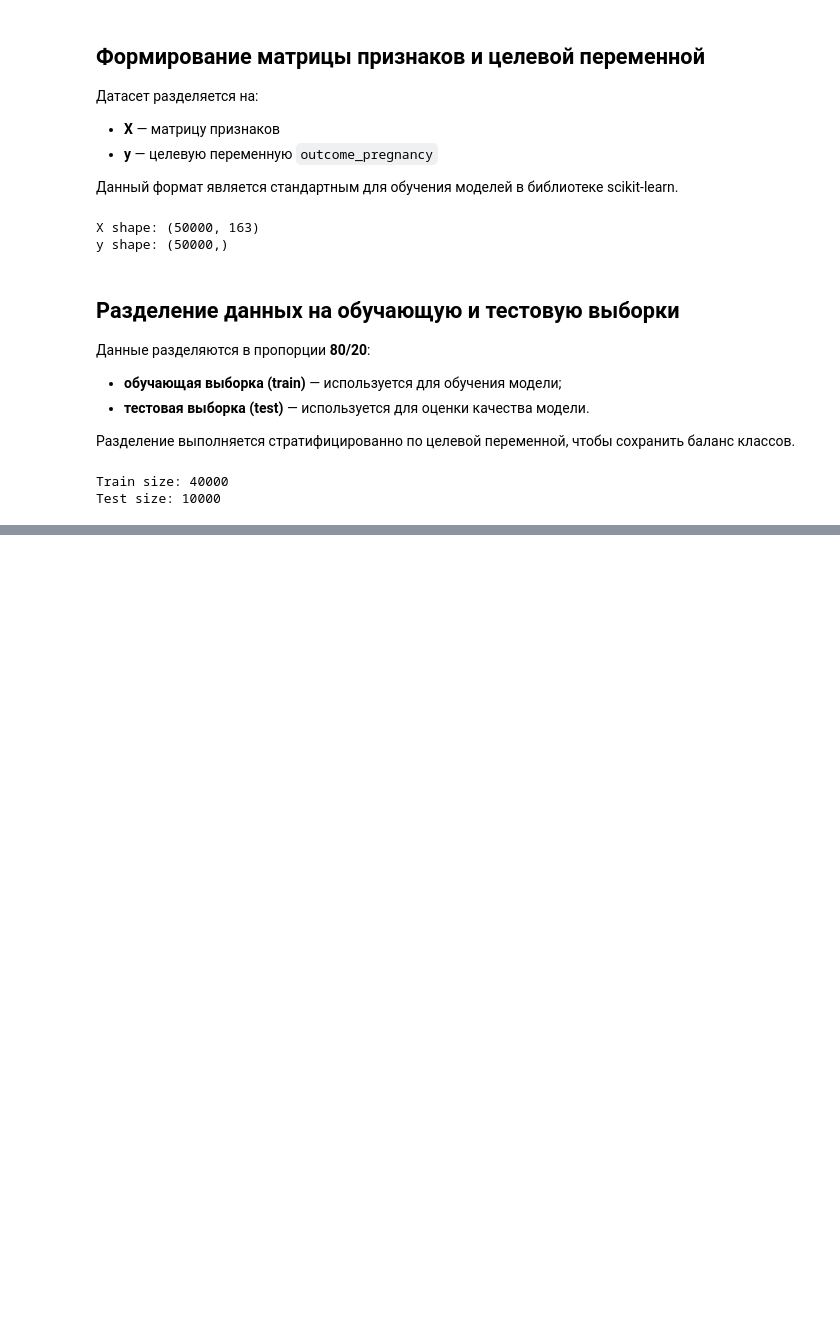
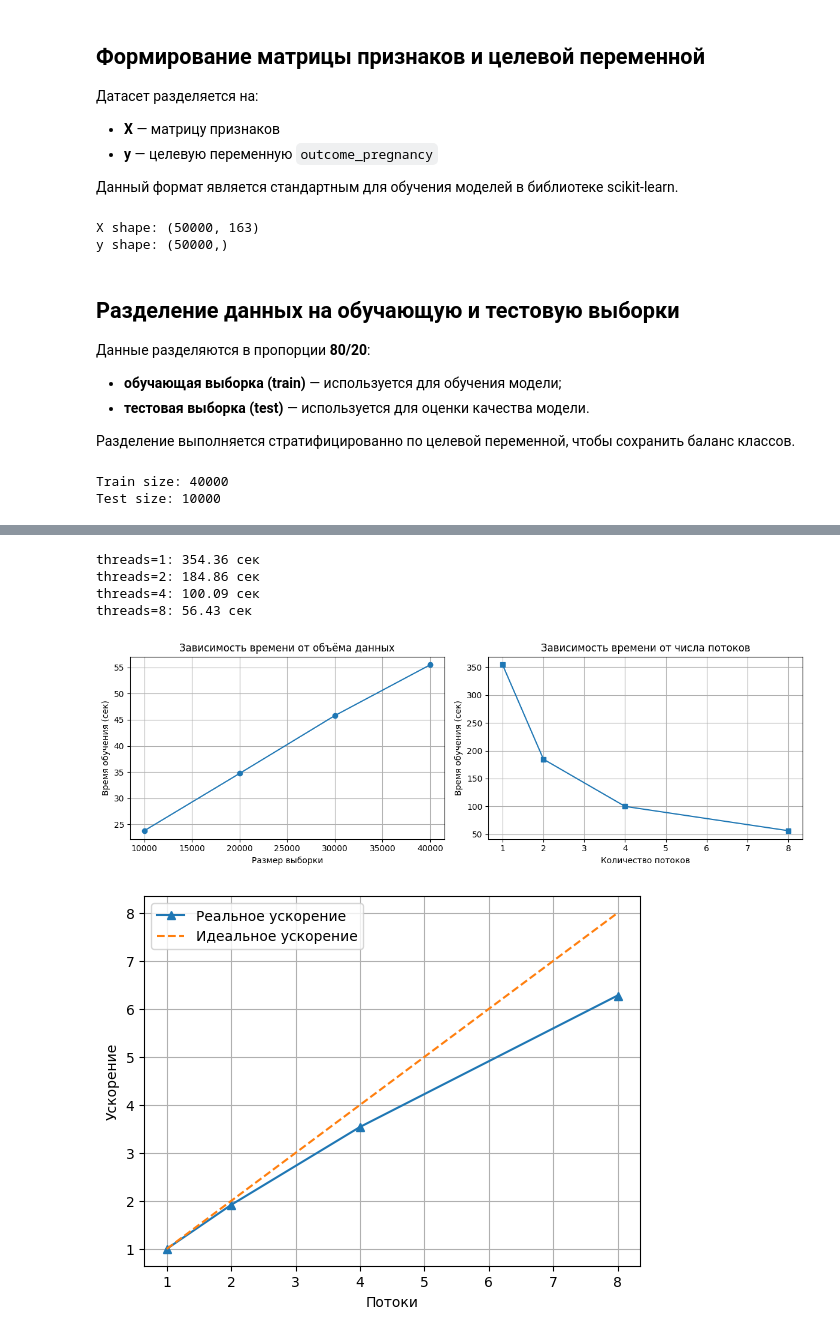
Before and after one commit to norr1k/Big-Data-practive, a Jupyter notebook: index.ipynb, the cells around one changed output, grey strips where cells are left out. Saved outputs shown, nothing was run; the diff lists cells and outputs as text; code cells hidden in the pictures; blank space fills up the shorter version.

```diff
--- a/index.ipynb
+++ b/index.ipynb
@@ -310,3 +315,0 @@ X_test[cat_cols] = encoder.transform(X_test[cat_cols])
-# %%
-X_train = X_train.astype("float32")
-X_test = X_test.astype("float32")
@@ -376,0 +451,53 @@ weighted avg       0.97      0.97      0.97     10000
+# %%
+thread_counts = [1, 2, 4, 8]
+times_vs_threads = []
+
+for thr in thread_counts:
+    model_tmp = CatBoostClassifier(
+        iterations=300, depth=8, learning_rate=0.05,
+        cat_features=cat_cols, verbose=False, random_seed=42, thread_count=thr
+    )
+    start = time.time()
+    model_tmp.fit(X_train_clean, y_train)
+    elapsed = time.time() - start
+    times_vs_threads.append(elapsed)
+    print(f"threads={thr}: {elapsed:.2f} сек")
+# %% [output]
+threads=1: 354.36 сек
+threads=2: 184.86 сек
+threads=4: 100.09 сек
+threads=8: 56.43 сек
+# %%
+import matplotlib.pyplot as plt
+
+# График времени от объёма данных
+plt.figure(figsize=(12,4))
+plt.subplot(1,2,1)
+plt.plot(sample_sizes, times_vs_size, marker='o')
+plt.xlabel('Размер выборки')
+plt.ylabel('Время обучения (сек)')
+plt.title('Зависимость времени от объёма данных')
+plt.grid(True)
+
+# График времени от числа потоков
+plt.subplot(1,2,2)
+plt.plot(thread_counts, times_vs_threads, marker='s')
+plt.xlabel('Количество потоков')
+plt.ylabel('Время обучения (сек)')
+plt.title('Зависимость времени от числа потоков')
+plt.grid(True)
+plt.tight_layout()
+plt.show()
+
+# График ускорения
+speedup = [times_vs_threads[0]/t for t in times_vs_threads]
+plt.plot(thread_counts, speedup, marker='^', label='Реальное ускорение')
+plt.plot(thread_counts, thread_counts, '--', label='Идеальное ускорение')
+plt.xlabel('Потоки')
+plt.ylabel('Ускорение')
+plt.legend()
+plt.grid(True)
+plt.show()
+# %% [output]
+[figure, added]
+[figure, added]
```
Also changed, not shown: parts of 15 cells of this notebook, 5 other files.
